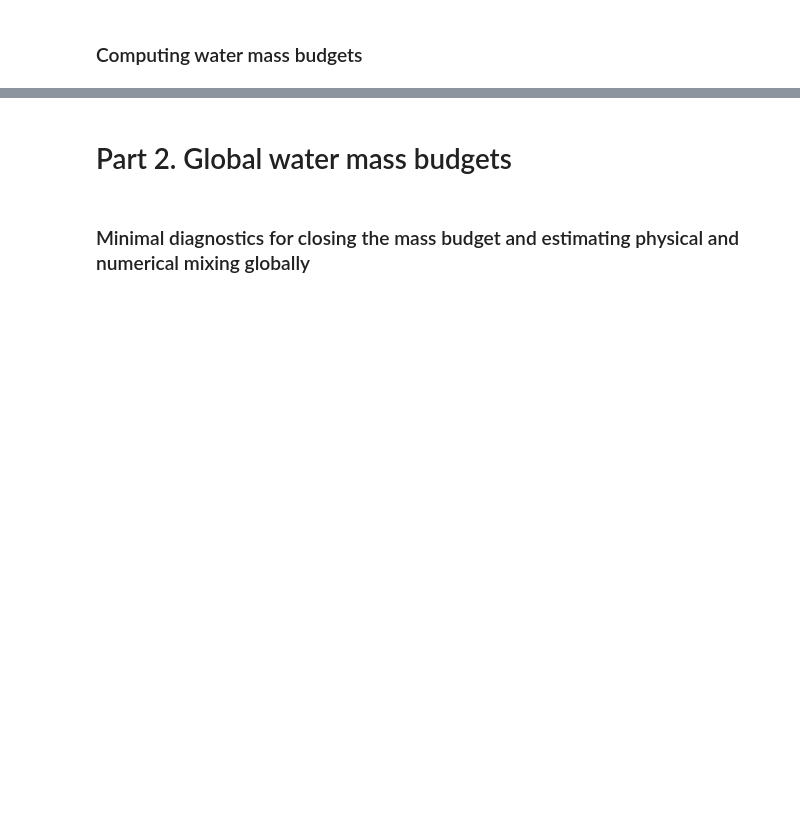
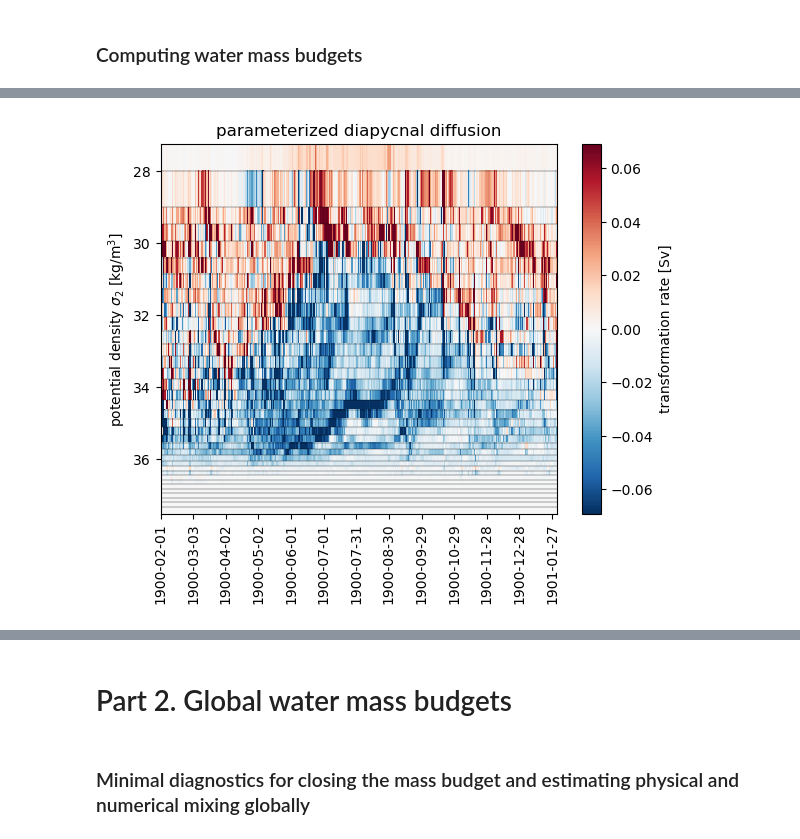
Before and after one commit to hdrake/xwmb, a Jupyter notebook: examples/Baltic_example.ipynb, the cells around one changed output, grey strips where cells are left out. Saved outputs shown, nothing was run; the diff lists cells and outputs as text; code cells hidden in the pictures; blank space fills up the shorter version.

```diff
--- a/examples/Baltic_example.ipynb
+++ b/examples/Baltic_example.ipynb
@@ -166 +76,9 @@ Computing WMT...
+# %%
+toSv = 1.e-6/wmb.rho_ref
+pc = xwmb.hovmoller(wmt*toSv, "diffusion", cmap="RdBu_r", units="Sv", robust=True)
+plt.ylim(37.5, 27.25);
+plt.ylabel(r"potential density $\sigma_{2}$ [kg/m$^{3}$]");
+plt.title("parameterized diapycnal diffusion");
+# %% [output]
+[figure, added]
 # %%
```
Also changed, not shown: parts of 12 cells of this notebook, 5 other files.
